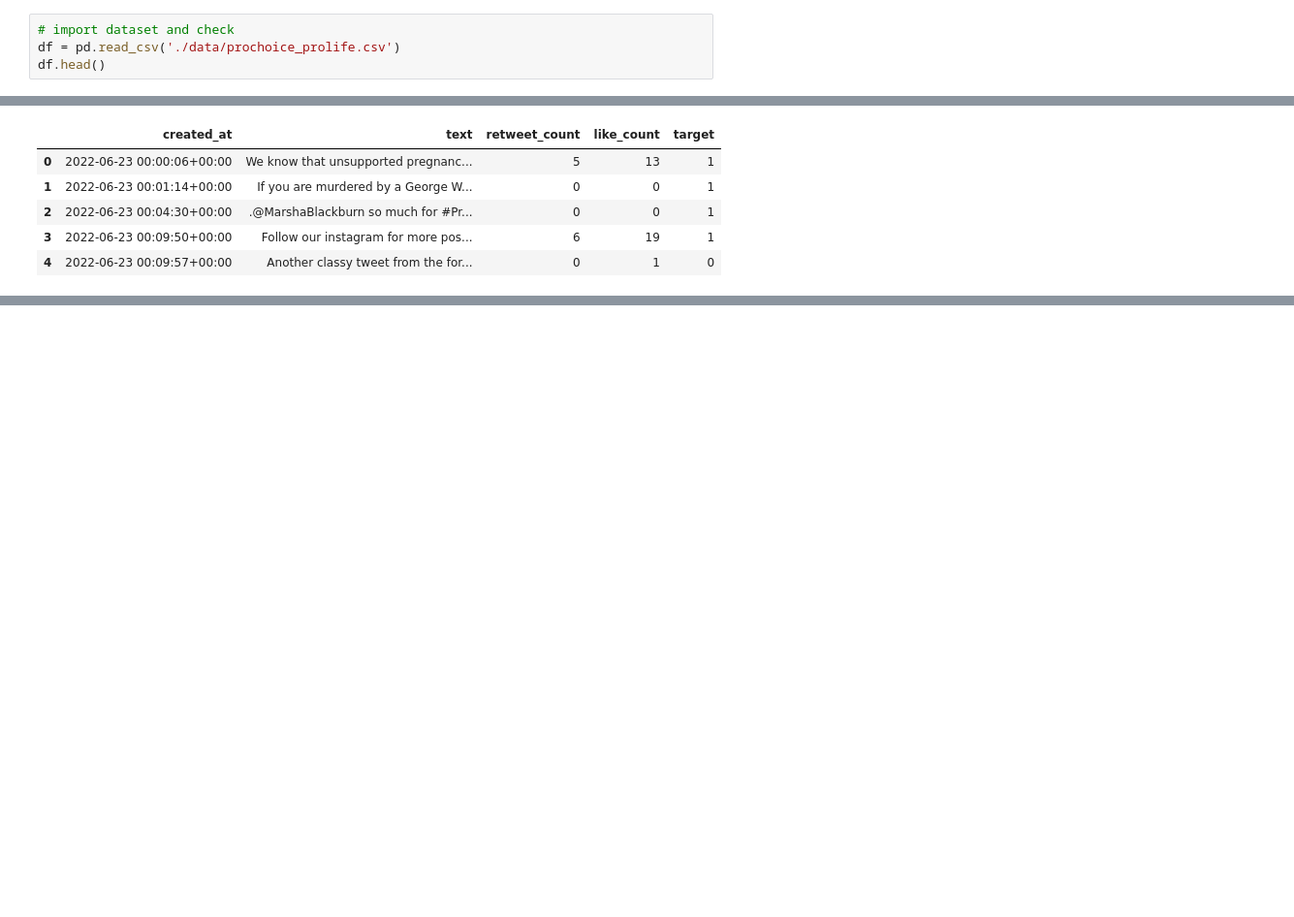
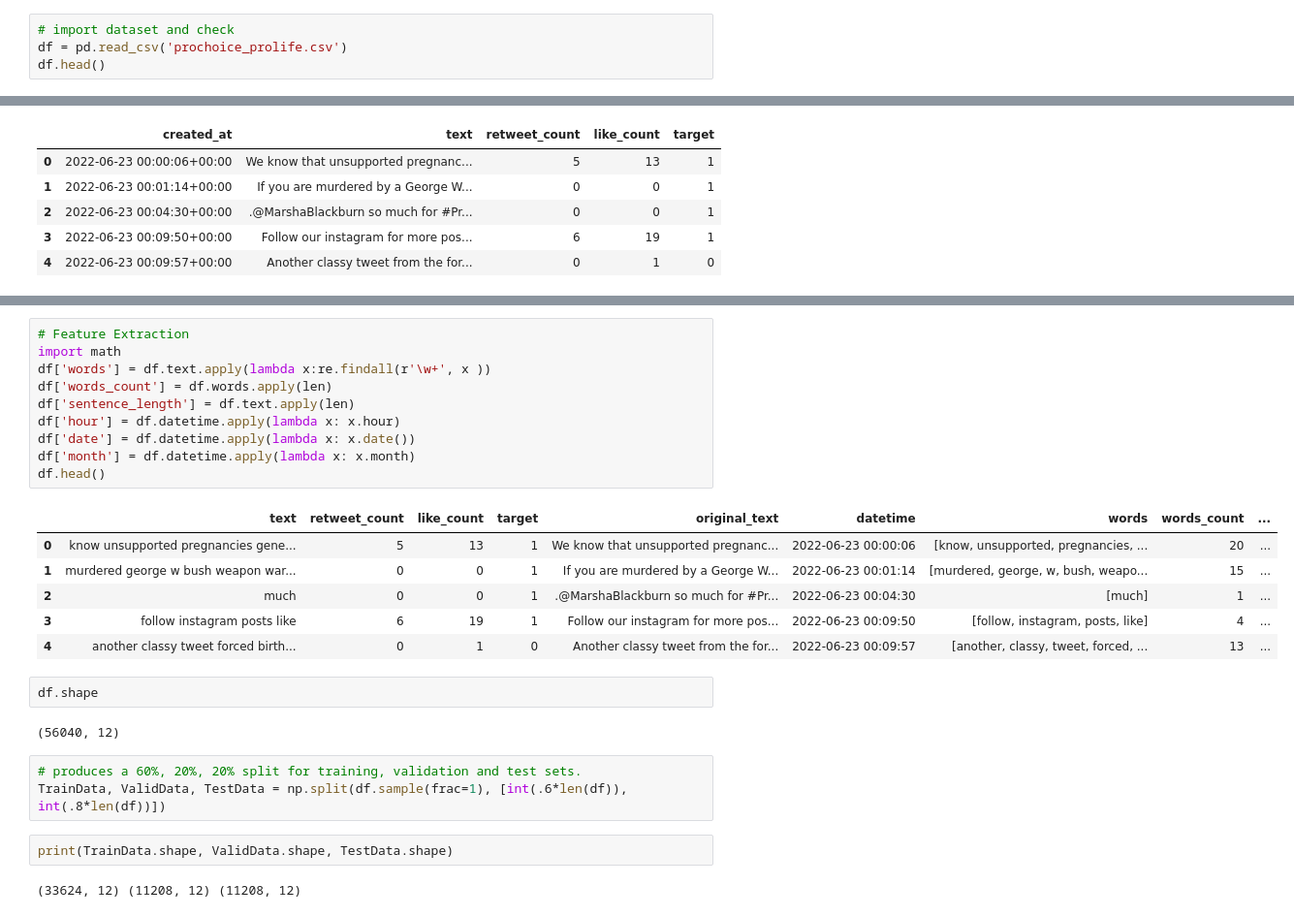
Before and after one commit to XingyuChenTim/5922NeuralNetsProject, a Jupyter notebook: pyEDA.ipynb, the cells around one changed output, grey strips where cells are left out. Shown at 97% size. Cells and saved outputs as stored; diff of their text form; blank space fills up the shorter version.

```diff
--- a/pyEDA.ipynb
+++ b/pyEDA.ipynb
@@ -56,7 +67,7 @@ def clean_tweet(tweet):
     return temp
 # %%
 # import dataset and check
-df = pd.read_csv('./data/prochoice_prolife.csv')
+df = pd.read_csv('prochoice_prolife.csv')
 df.head()
 # %% [output]
 |  | Unnamed: 0 | author_id | author_name | author_username | created_at | id | public_metrics | text | ... |
@@ -86,0 +120,28 @@ df
+# %%
+# Feature Extraction
+import math
+df['words'] = df.text.apply(lambda x:re.findall(r'\w+', x ))
+df['words_count'] = df.words.apply(len)
+df['sentence_length'] = df.text.apply(len)
+df['hour'] = df.datetime.apply(lambda x: x.hour)
+df['date'] = df.datetime.apply(lambda x: x.date())
+df['month'] = df.datetime.apply(lambda x: x.month)
+df.head()
+# %% [output]
+|  | text | retweet_count | like_count | target | original_text | datetime | words | words_count | ... |
+| 0 | know unsupported pregnancies gene... | 5 | 13 | 1 | We know that unsupported pregnanc... | 2022-06-23 00:00:06 | [know, unsupported, pregnancies, ... | 20 | ... |
+| 1 | murdered george w bush weapon war... | 0 | 0 | 1 | If you are murdered by a George W... | 2022-06-23 00:01:14 | [murdered, george, w, bush, weapo... | 15 | ... |
+| 2 | much | 0 | 0 | 1 | .@MarshaBlackburn so much for #Pr... | 2022-06-23 00:04:30 | [much] | 1 | ... |
+| 3 | follow instagram posts like | 6 | 19 | 1 | Follow our instagram for more pos... | 2022-06-23 00:09:50 | [follow, instagram, posts, like] | 4 | ... |
+| 4 | another classy tweet forced birth... | 0 | 1 | 0 | Another classy tweet from the for... | 2022-06-23 00:09:57 | [another, classy, tweet, forced, ... | 13 | ... |
+# %%
+df.shape
+# %% [output]
+(56040, 12)
+# %%
+# produces a 60%, 20%, 20% split for training, validation and test sets.
+TrainData, ValidData, TestData = np.split(df.sample(frac=1), [int(.6*len(df)), int(.8*len(df))])
+# %%
+print(TrainData.shape, ValidData.shape, TestData.shape)
+# %% [output]
+(33624, 12) (11208, 12) (11208, 12)
```
Also changed, not shown: parts of 28 cells of this notebook, 2 other files.
